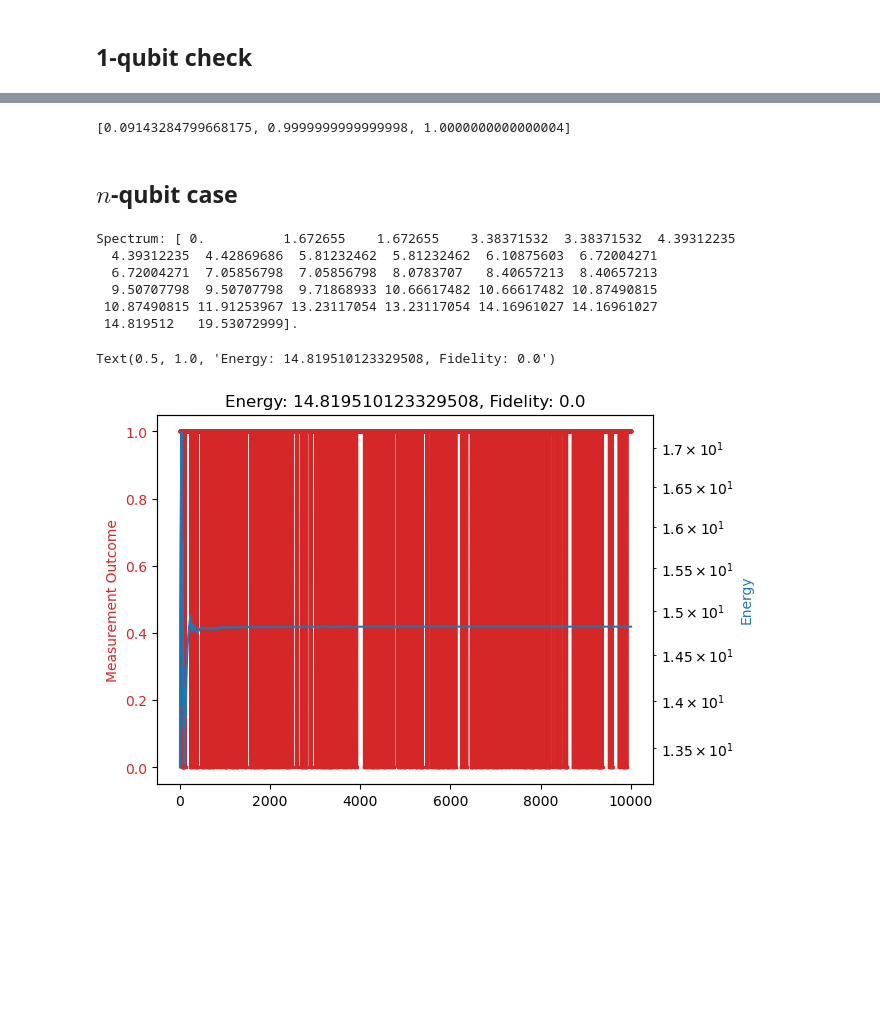
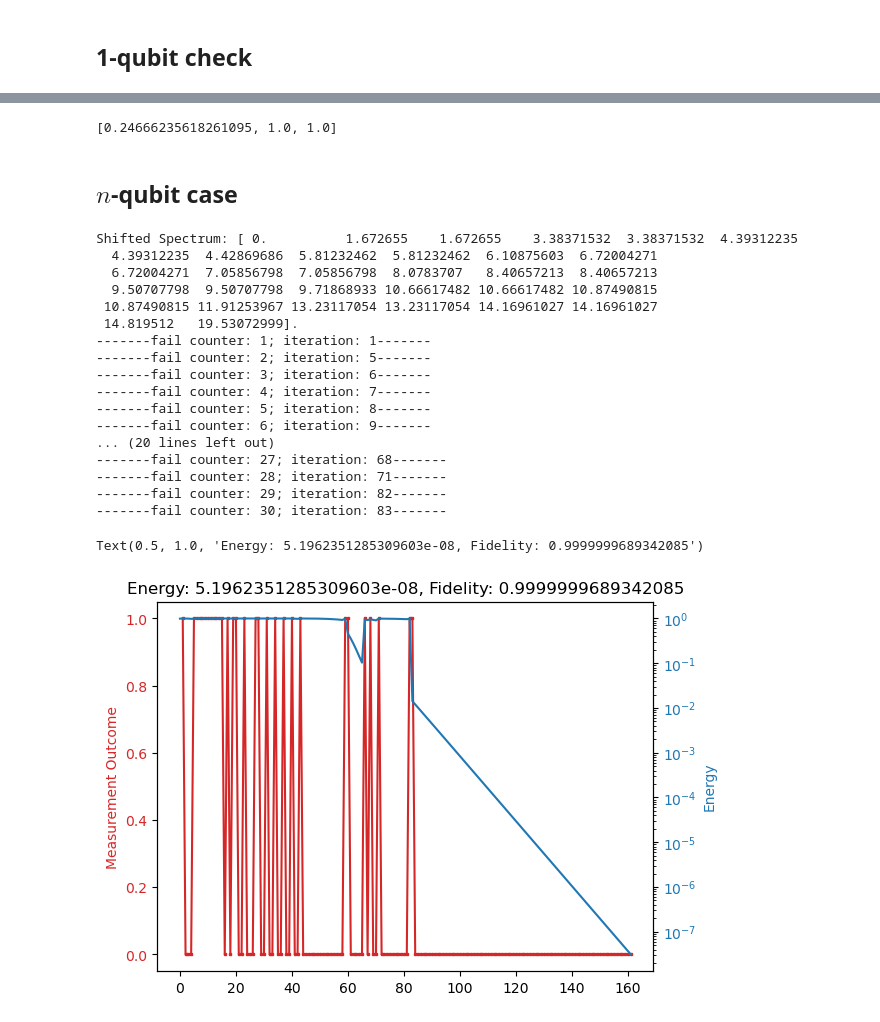
Before and after one commit to sajantanand/Heralded-ITE, a Jupyter notebook: one_term_HITE.ipynb, the cells around one changed output, grey strips where cells are left out. Drawn from its saved outputs; the diff is of its cells as text; code cells hidden in the pictures; blank space fills up the shorter version.

```diff
--- a/one_term_HITE.ipynb
+++ b/one_term_HITE.ipynb
@@ -219,7 +219,8 @@ def HITE(psi, beta, H, max_iter, adaptive=True, force_fail=False, verbose=False,
 
         if mo == 1 and adaptive:
             # Made measurement error; try to fix
-            nP = permutation(fail_count, d)
+            # Don't actually need to use different permutations;
+            nP = permutation(0, d)
             assert np.isclose(np.linalg.norm(nP @ nP.conj().T - np.eye(d)), 0.0)
             psi = nP @ psi
             fail_count += 1
@@ -274,7 +275,7 @@ Text(0.5, 1.0, 'Energy: 0.0, Fidelity: 1.0000000000000004')
 # %%
 Fs
 # %% [output]
-[0.09143284799668175, 0.9999999999999998, 1.0000000000000004]
+[0.24666235618261095, 1.0, 1.0]
 # %%
 plt.close('all')
 # %% [markdown]
@@ -314,30 +315,43 @@ psi = np.random.rand(d) + 1.j*np.random.rand(d)
 psi /= np.linalg.norm(psi)
 #print(psi)
 # %%
-Es, Fs, mos, _ = HITE(psi, 0.1, H, 10000, adaptive=False, force_fail=False, seed=-1)
+Es, Fs, mos, _ = HITE(psi, 0.05, H, 10000, adaptive=True, force_fail=False, seed=-1)
 fig = plt.figure()
 
 ax = fig.gca()
 color = 'tab:red'
 ax.plot(np.arange(1, len(mos)+1), np.array(mos), marker='s', markersize=2, color=color)
 ax.set_ylabel('Measurement Outcome', color=color)
 ax.tick_params(axis='y', labelcolor=color)
 
 ax2 = ax.twinx()
 color = 'tab:blue'
 ax2.plot(Es, color=color)
+#ax2.plot(1 - np.array(Fs), color=color)
+
 ax2.set_xlabel('Iteration')
 ax2.set_ylabel('Energy', color=color)
 ax2.set_yscale('log')
 
 ax2.tick_params(axis='y', labelcolor=color)
 ax.set_title(f"Energy: {Es[-1].real}, Fidelity: {Fs[-1]}")
 # %% [output]
-Spectrum: [ 0.          1.672655    1.672655    3.38371532  3.38371532  4.39312235
+Shifted Spectrum: [ 0.          1.672655    1.672655    3.38371532  3.38371532  4.39312235
   4.39312235  4.42869686  5.81232462  5.81232462  6.10875603  6.72004271
   6.72004271  7.05856798  7.05856798  8.0783707   8.40657213  8.40657213
   9.50707798  9.50707798  9.71868933 10.66617482 10.66617482 10.87490815
  10.87490815 11.91253967 13.23117054 13.23117054 14.16961027 14.16961027
  14.819512   19.53072999].
+-------fail counter: 1; iteration: 1-------
+-------fail counter: 2; iteration: 5-------
+-------fail counter: 3; iteration: 6-------
+-------fail counter: 4; iteration: 7-------
+-------fail counter: 5; iteration: 8-------
+-------fail counter: 6; iteration: 9-------
+... (20 lines left out)
+-------fail counter: 27; iteration: 68-------
+-------fail counter: 28; iteration: 71-------
+-------fail counter: 29; iteration: 82-------
+-------fail counter: 30; iteration: 83-------
-Text(0.5, 1.0, 'Energy: 14.819510123329508, Fidelity: 0.0')
+Text(0.5, 1.0, 'Energy: 5.1962351285309603e-08, Fidelity: 0.9999999689342085')
-[figure, old version]
+[figure, new version]
```
Also changed, not shown: parts of 12 cells of this notebook, 5 other files.
